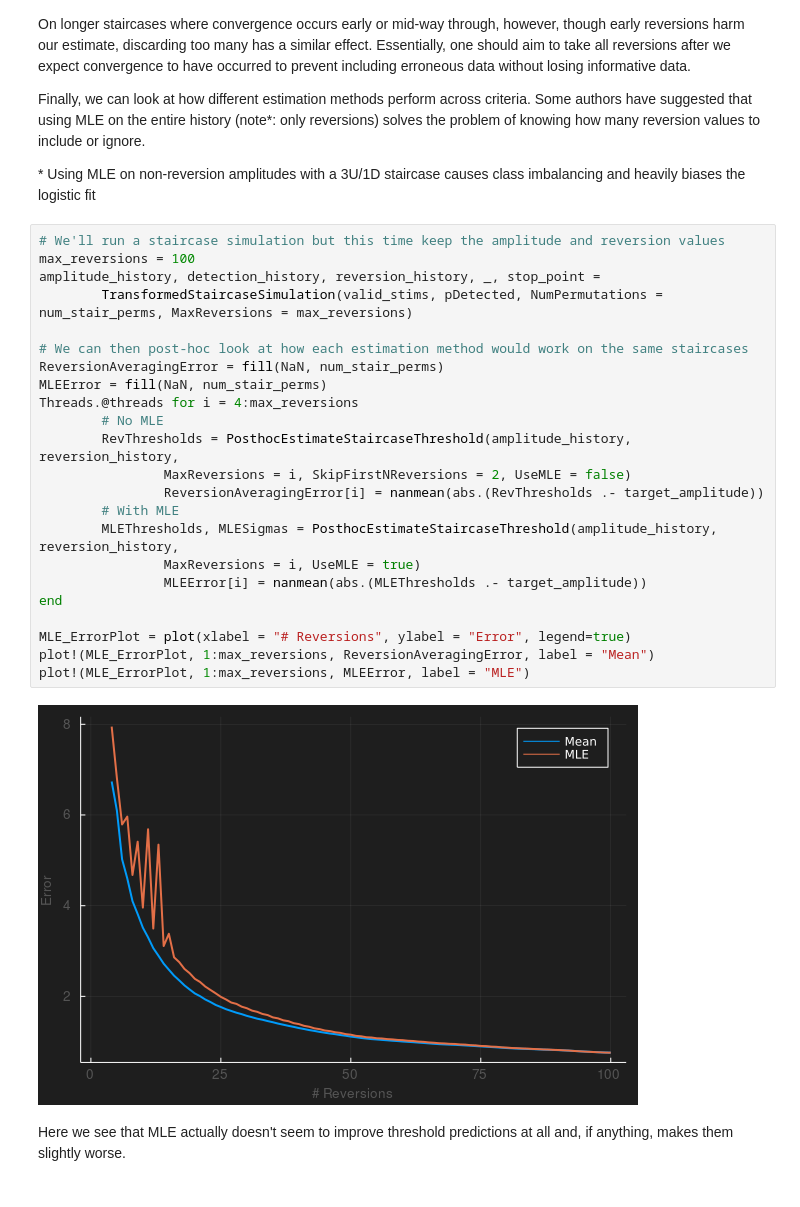
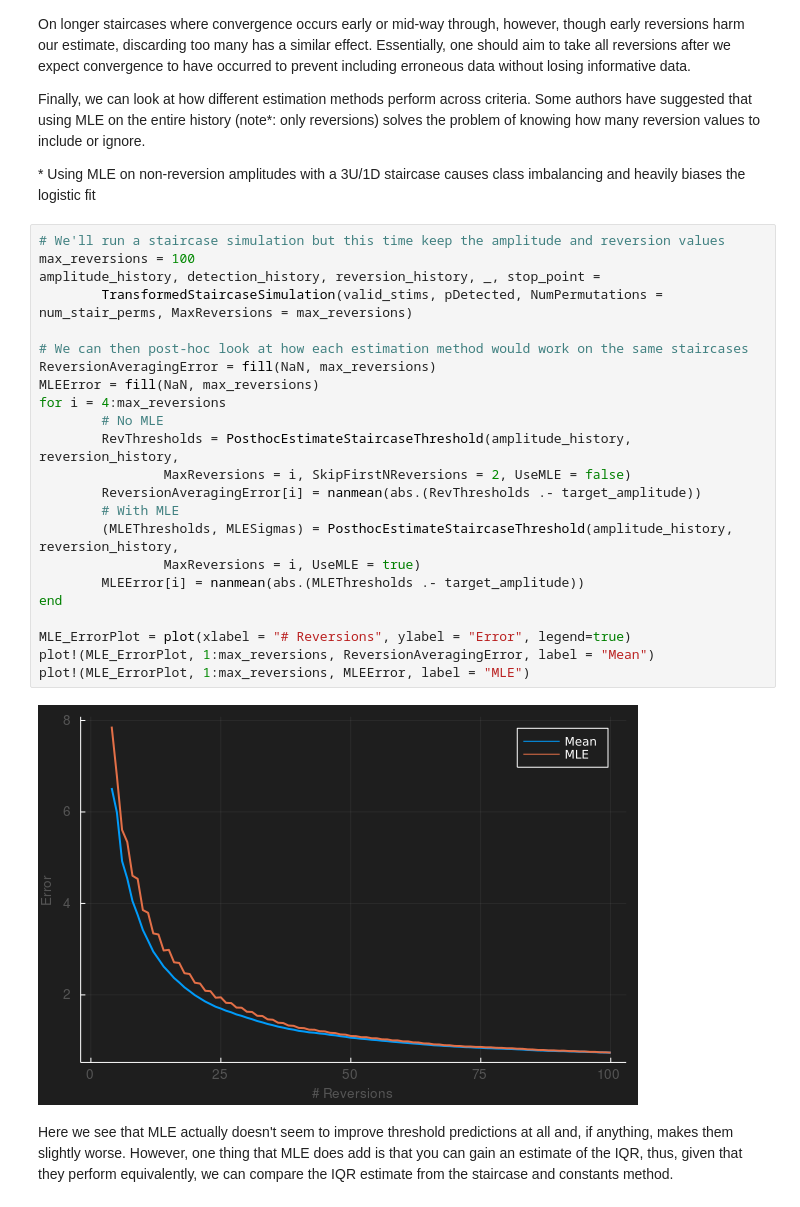
Before and after one commit to CMGreenspon/BCIDetectionThresholdSimulations, a Jupyter notebook: DetectionThresholdNotebook.ipynb, the cells around one changed output. Cells and saved outputs as stored; diff of their text form.

Commit message:
Add manifest and project files, bugfix on posthoc MLE

```diff
--- a/DetectionThresholdNotebook.ipynb
+++ b/DetectionThresholdNotebook.ipynb
@@ -343,27 +353,27 @@ Finally, we can look at how different estimation methods perform across criteria
 # %%
 # We'll run a staircase simulation but this time keep the amplitude and reversion values
 max_reversions = 100
 amplitude_history, detection_history, reversion_history, _, stop_point =
         TransformedStaircaseSimulation(valid_stims, pDetected, NumPermutations = num_stair_perms, MaxReversions = max_reversions)
 
 # We can then post-hoc look at how each estimation method would work on the same staircases
-ReversionAveragingError = fill(NaN, num_stair_perms)
-MLEError = fill(NaN, num_stair_perms)
-Threads.@threads for i = 4:max_reversions
+ReversionAveragingError = fill(NaN, max_reversions)
+MLEError = fill(NaN, max_reversions)
+for i = 4:max_reversions
         # No MLE
         RevThresholds = PosthocEstimateStaircaseThreshold(amplitude_history, reversion_history,
                 MaxReversions = i, SkipFirstNReversions = 2, UseMLE = false)
-                ReversionAveragingError[i] = nanmean(abs.(RevThresholds .- target_amplitude))
+        ReversionAveragingError[i] = nanmean(abs.(RevThresholds .- target_amplitude))
         # With MLE
-        MLEThresholds, MLESigmas = PosthocEstimateStaircaseThreshold(amplitude_history, reversion_history,
+        (MLEThresholds, MLESigmas) = PosthocEstimateStaircaseThreshold(amplitude_history, reversion_history,
                 MaxReversions = i, UseMLE = true)
-                MLEError[i] = nanmean(abs.(MLEThresholds .- target_amplitude))
+        MLEError[i] = nanmean(abs.(MLEThresholds .- target_amplitude))
 end
 
 MLE_ErrorPlot = plot(xlabel = "# Reversions", ylabel = "Error", legend=true)
 plot!(MLE_ErrorPlot, 1:max_reversions, ReversionAveragingError, label = "Mean")
 plot!(MLE_ErrorPlot, 1:max_reversions, MLEError, label = "MLE")
 # %% [output]
-[figure, old version]
+[figure, new version]
 # %% [markdown]
-Here we see that MLE actually doesn't seem to improve threshold predictions at all and, if anything, makes them slightly worse.
+Here we see that MLE actually doesn't seem to improve threshold predictions at all and, if anything, makes them slightly worse. However, one thing that MLE does add is that you can gain an estimate of the IQR, thus, given that they perform equivalently, we can compare the IQR estimate from the staircase and constants method.
```
Also changed, not shown: parts of 10 cells of this notebook, 4 other files.
